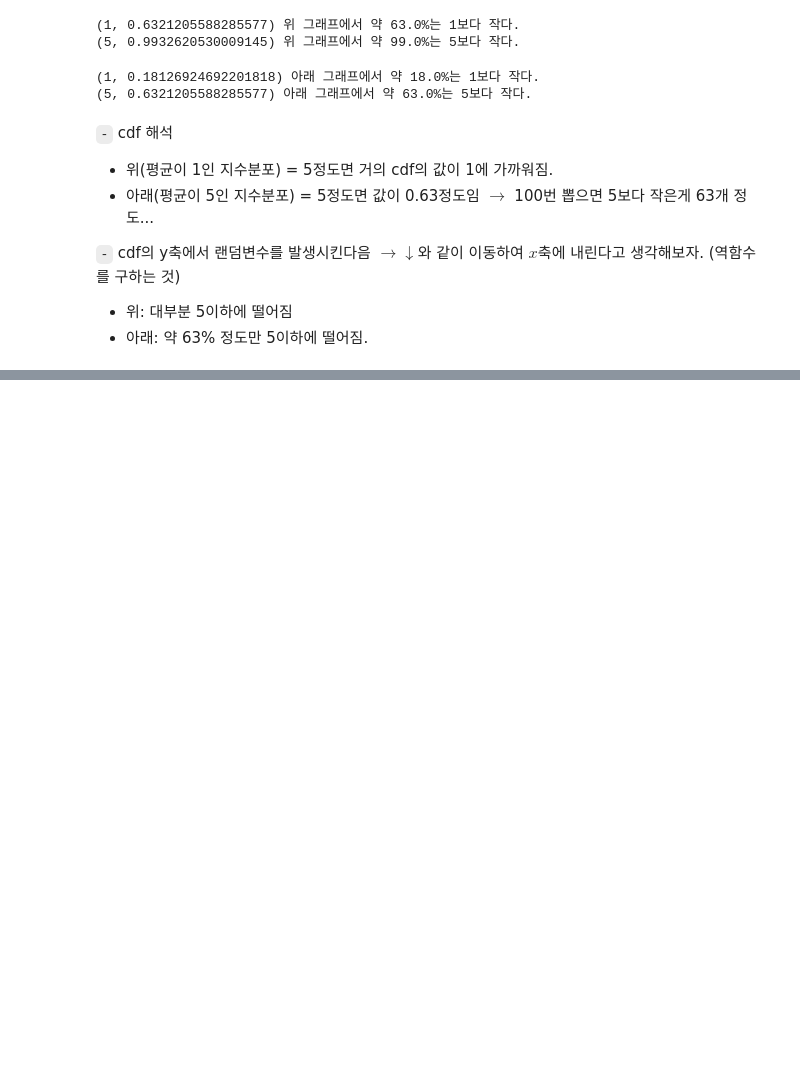
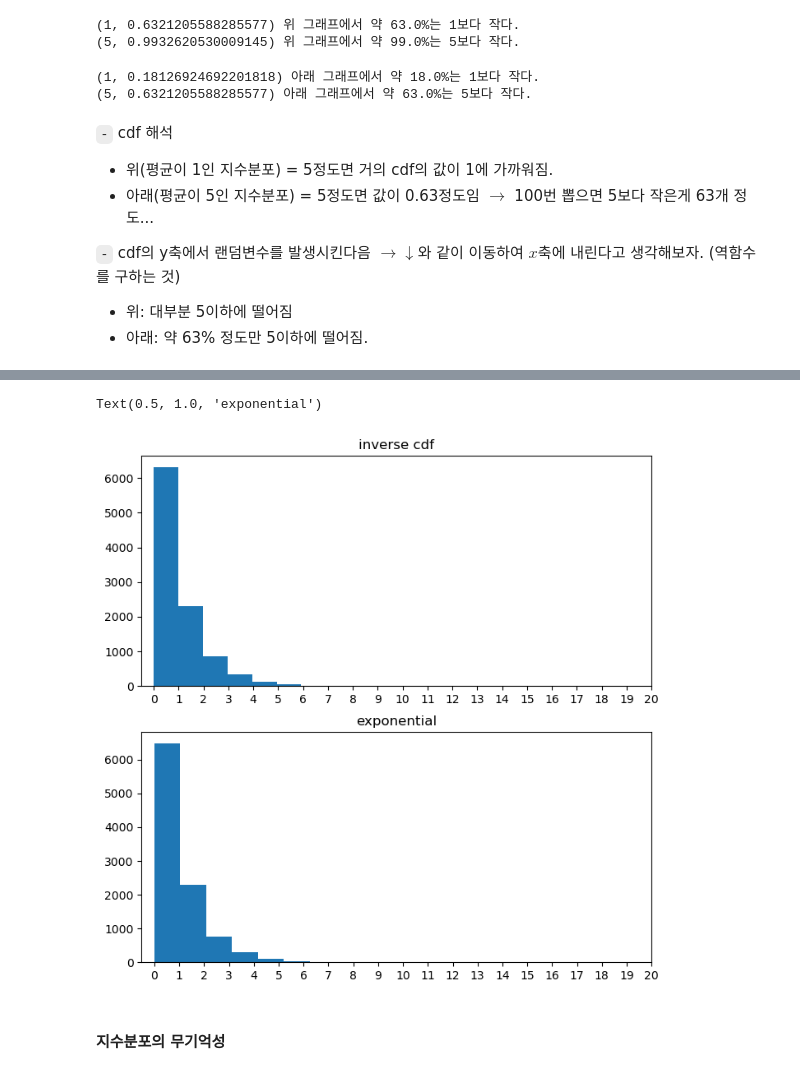
Before and after one commit to star77sa/star77sa.github.io, a Jupyter notebook: posts/Statistics/SC.ipynb, the cells around one changed output, grey strips where cells are left out. Drawn from its saved outputs; the diff is of its cells as text; code cells hidden in the pictures; blank space fills up the shorter version.

```diff
--- a/posts/Statistics/SC.ipynb
+++ b/posts/Statistics/SC.ipynb
@@ -376,0 +418,18 @@ print(f"{5, Gx(5)} 아래 그래프에서 약 {round(Gx(5),2)*100}%는 5보다
+# %%
+fig, ((ax1), (ax2)) = plt.subplots(2,1, figsize=(8,8))
+
+u = np.random.uniform(0,1,10000)
+ax1.hist(Finv(u))
+
+ax2.hist(np.random.exponential(1, 10000))
+
+ax1.set_xticks(np.arange(0,21,1));
+ax2.set_xticks(np.arange(0,21,1));
+
+ax1.set_title("inverse cdf")
+ax2.set_title("exponential")
+# %% [output]
+Text(0.5, 1.0, 'exponential')
+[figure, added]
+# %% [markdown]
+#### 지수분포의 무기억성
```
Also changed, not shown: parts of 63 cells of this notebook, 10 other files.
